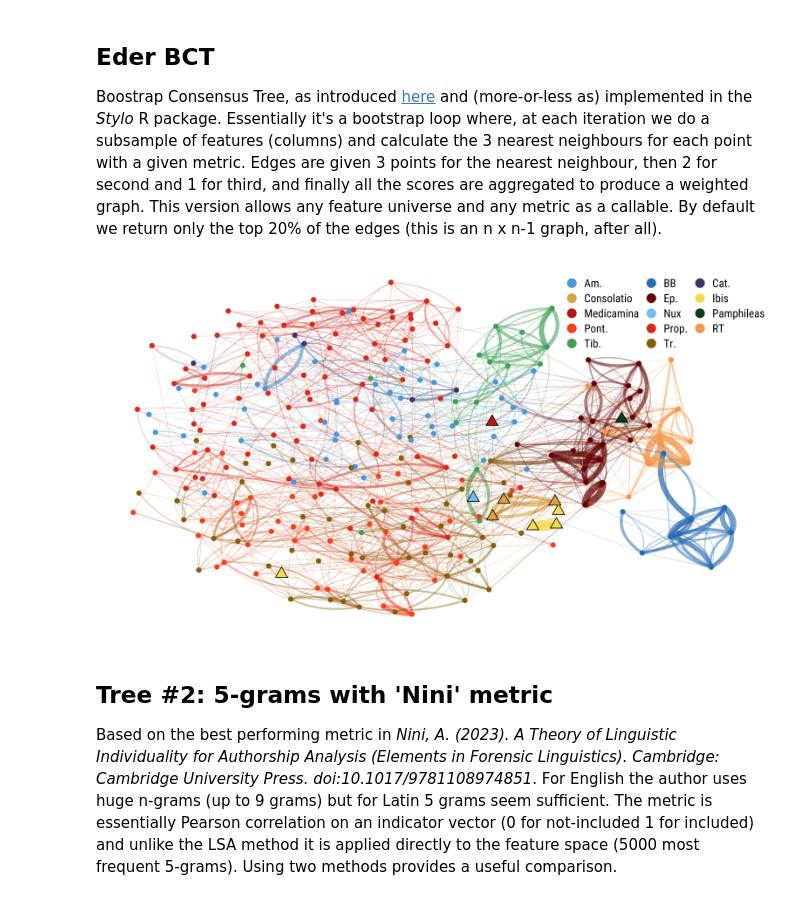
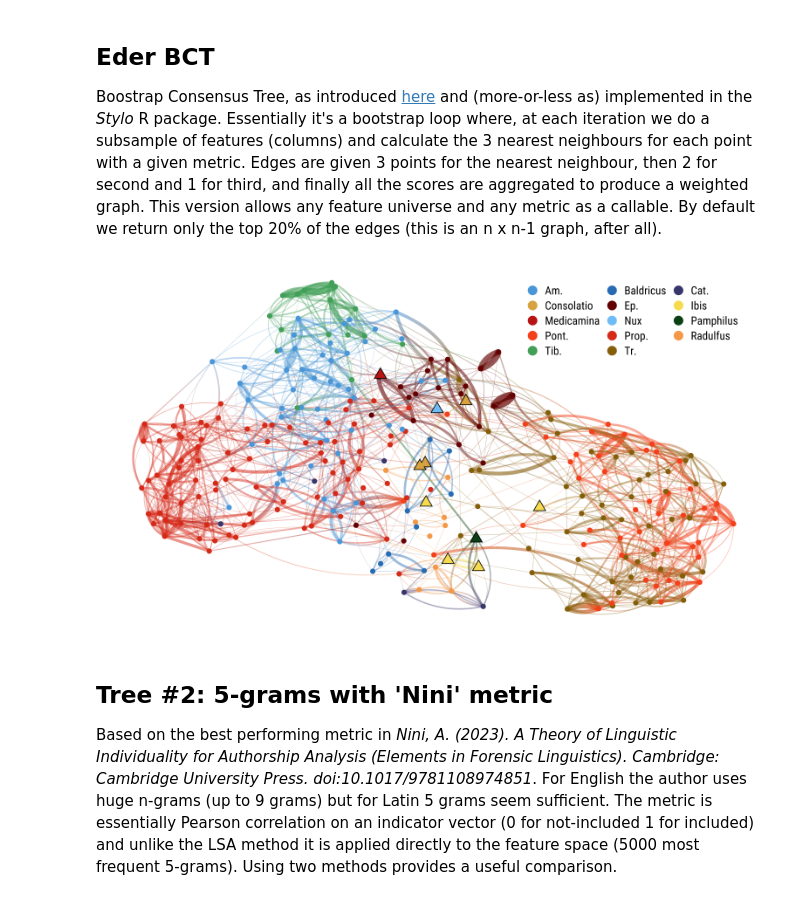
Before and after one commit to bnagy/nux-paper, a Jupyter notebook: repro/bct_ngram.ipynb, the cells around one changed output. Saved outputs shown, nothing was run; the diff lists cells and outputs as text; code cells hidden in the pictures.

```diff
--- a/repro/bct_ngram.ipynb
+++ b/repro/bct_ngram.ipynb
@@ -51,6 +51,7 @@ vectorizer = make_pipeline(
         ngram_range=(2, 4),
     ),
     FunctionTransformer(lambda x: np.asarray(x.todense()), accept_sparse=True),
+    StandardScaler(),
     TruncatedSVD(50, random_state=42),
     Normalizer(),
 )
@@ -102,11 +103,15 @@ def eder_bct(
 
     # Now aggregate the dataframes, summing the weights for
     # identical (directed) edges
-    graph = pd.concat(dfs).groupby(["from", "to"], as_index=False).agg(sum)
+    graph = pd.concat(dfs).groupby(["from", "to"], as_index=False).agg("sum")
     graph_trim = graph.nlargest(int(len(graph) * keep_pct), "weight")
     return graph_trim
 # %%
-graph_trim = eder_bct(X, y, n=500, rng=np.random.default_rng(seed=42), metric="cosine")
+# Not sure why the medieval authors don't split out as cleanly here.
+
+graph_trim = eder_bct(
+    X, y, n=500, rng=np.random.default_rng(seed=42), feats_pct=0.35, metric="cosine"
+)
 # %%
 %%R
 
@@ -116,19 +121,19 @@ source('do_bct.R')
 # %%
 %%R -i graph_trim  -h 6 -w 10.7 -u in -r 144
 
 p <- do_bct(
     graph_trim,
     'black',
     'white',
-    lim=100, # minimum edge weight to draw. Does NOT affect point position.
-    highlight=c("Nux", "Ibis", "Consolatio", "Medicamina", "Pamphileas"),
-    legend_pos = c(0.85,0.87),
-    flip=FALSE
+    lim=130, # minimum edge weight to draw. Does NOT affect point position.
+    highlight=c("Nux", "Ibis", "Consolatio", "Medicamina", "Pamphilus"),
+    legend_pos = c(0.8,0.85),
+    flip=T
 )
 
 p
 # %% [output]
-[figure, old version]
+[figure, new version]
 # %% [markdown]
 ## Tree #2: 5-grams with 'Nini' metric
 
```
Also changed, not shown: parts of 3 cells of this notebook, 40 other files.
